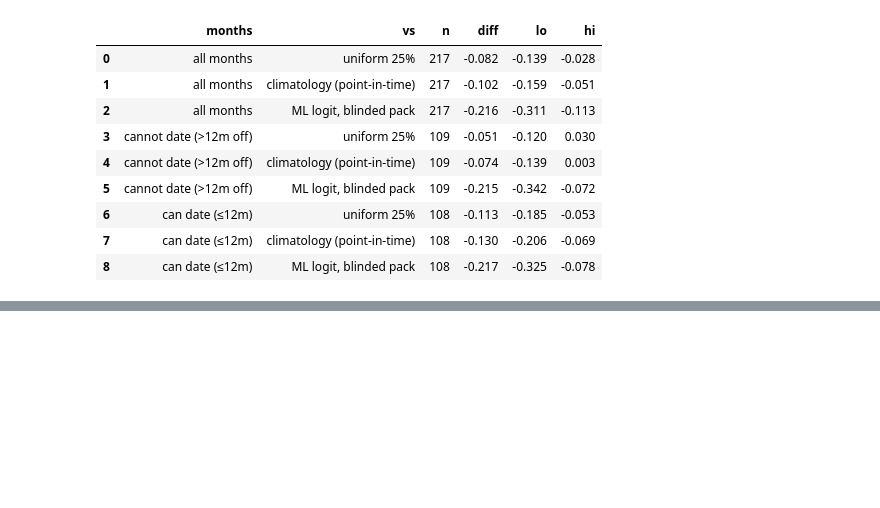
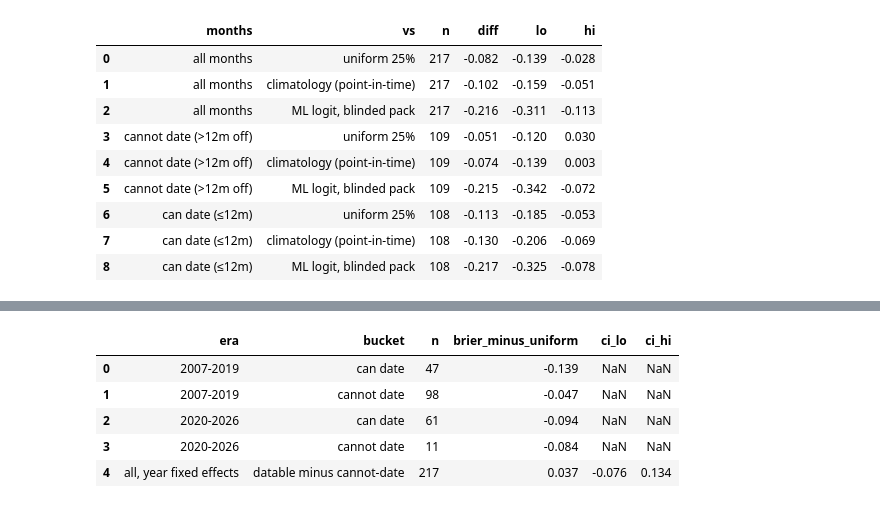
Before and after one commit to FranQuant/llm-regime-allocator, a Jupyter notebook: notebooks/nb02_llm_regimes_and_memory.ipynb, the cells around one changed output, grey strips where cells are left out. Cells and saved outputs as stored; diff of their text form; code cells hidden in the pictures; blank space fills up the shorter version.

```diff
--- a/notebooks/nb02_llm_regimes_and_memory.ipynb
+++ b/notebooks/nb02_llm_regimes_and_memory.ipynb
@@ -260,0 +265,9 @@ ci.round(3)
+# %%
+pd.read_csv('../results/h1/date_probe_era.csv').round(3)
+# %% [output]
+|  | era | bucket | n | brier_minus_uniform | ci_lo | ci_hi |
+| 0 | 2007-2019 | can date | 47 | -0.139 | NaN | NaN |
+| 1 | 2007-2019 | cannot date | 98 | -0.047 | NaN | NaN |
+| 2 | 2020-2026 | can date | 61 | -0.094 | NaN | NaN |
+| 3 | 2020-2026 | cannot date | 11 | -0.084 | NaN | NaN |
+| 4 | all, year fixed effects | datable minus cannot-date | 217 | 0.037 | -0.076 | 0.134 |
```
Also changed, not shown: parts of 6 cells of this notebook, 17 other files.
